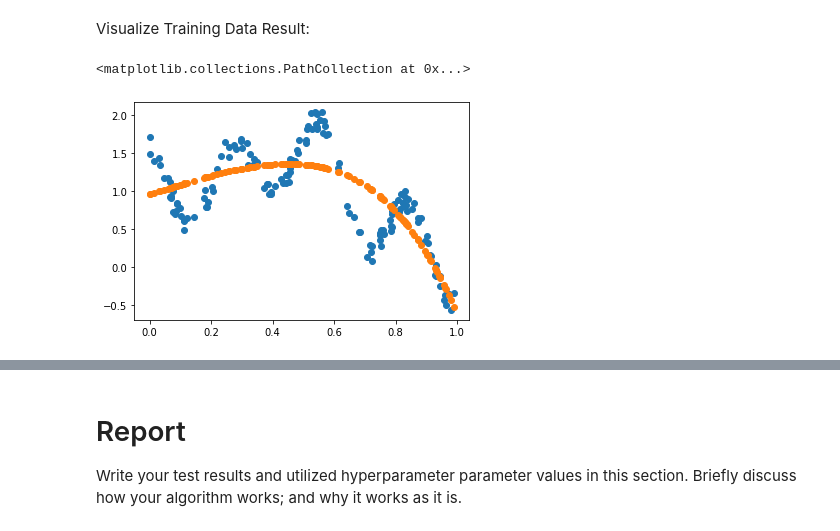
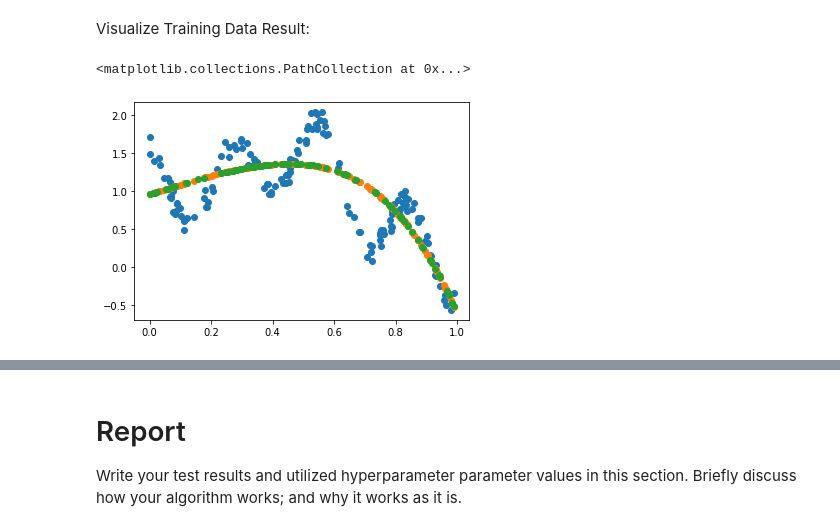
Before and after one commit to imthelizardking/cmp712-homeworks, a Jupyter notebook: hw1/hw1_n22133132_yusufcagri_ogut_.ipynb, the cells around one changed output, grey strips where cells are left out. Cells and saved outputs as stored; diff of their text form; code cells hidden in the pictures.

```diff
--- a/hw1/hw1_n22133132_yusufcagri_ogut_.ipynb
+++ b/hw1/hw1_n22133132_yusufcagri_ogut_.ipynb
@@ -24,7 +25,7 @@ import matplotlib.pyplot as plt # for visualization purposes
 Read .csv from gdrive and parse "x" and "t" into two lists:
 # %%
 sTrainAdd = "/content/gdrive/MyDrive/cmp712/hw1/train.csv" # address of train.csv on gdriveg
-from pandas import * # for array ops
+sTestAdd  = "/content/gdrive/MyDrive/cmp712/hw1/test.csv" # address of test.csv on gdriveg
 data = read_csv(sTrainAdd) # read train.csv
 X = data['x'] # assign dataset argument into X
 vIdx = sorted(range(len(X)), key=lambda k: X[k])
@@ -35,9 +36,25 @@ X = X - min_x
 T = data['t'] # assign dataset value into T
 T = T[vIdx]
 TRAIN_DATASET_LENGTH = len(X) # get length of dataset
+
+data_test = read_csv(sTestAdd) # read train.csv
+X_test = data_test['x']
+vIdx_test = sorted(range(len(X_test)), key=lambda k: X_test[k])
+X_test = X_test[vIdx_test]
+min_x_test = min(X_test)
+X_test = X_test - min_x_test
+#X_test.sort_values(ascending=True)
+T_test = data_test['t'] # assign dataset value into T
+T_test = T_test[vIdx_test]
+TEST_DATASET_LENGTH = len(X_test) # get length of dataset
+
+
 print('Length of Training Data: ', TRAIN_DATASET_LENGTH)
 print('Train data visualized (x axis: X, y axis: T:')
 plt.scatter(X, T) # check if data is ok
+print('Length of Test Data: ', TEST_DATASET_LENGTH)
+print('Test data visualized (x axis: X, y axis: T:')
+plt.scatter(X_test, T_test) # check if data is ok
 # %% [output]
 Length of Training Data:  150
 Train data visualized (x axis: X, y axis: T:
@@ -70,23 +89,28 @@ def calcLoss(truth, pred, vParams, nReg):
 Trainer method:
 # %%
 def trainer(X, T, nLearningRate, nPolyOrder, nLossLim, nIterLim, nReg):
-  vLoss = np.zeros(nIterLim)
+  vLoss_training = np.zeros(nIterLim)
+  vLoss_test = np.zeros(nIterLim)
   vPolyParams = np.zeros(nPolyOrder + 1) # Polynomial constants stored in np array
   vLossPartialDerivs = np.zeros(nPolyOrder + 1) # Partial derivatives of loss function stored in np array
   nIter = 0 # Iteration counter
-  nLoss = 999999 # Used for exit condition of minimum loss, initially set to a large number
-  while (abs(nLoss)>nLossLim) and (nIter<nIterLim): # train until loss decreases to a certain value or number of iterations reached
+  nLoss_training = 999999 # Used for exit condition of minimum loss, initially set to a large number
+  nLoss_test = 0
+  while (abs(nLoss_training)>nLossLim) and (nIter<nIterLim): # train until loss decreases to a certain value or number of iterations reached
     T_Pred = calcPoly(X, vPolyParams) # calculate predictor's values
-    nLoss = calcLoss(T, T_Pred, vPolyParams, nReg) # calculate loss
-    vLoss[nIter] = nLoss
-    #print(nLoss)
+    nLoss_training = calcLoss(T, T_Pred, vPolyParams, nReg) # calculate loss
+    vLoss_training[nIter] = nLoss_training
     for i in range(0, nPolyOrder+1): # calculate derivatives and update parameters
       vLossPartialDerivs[i] = calcLossPartialDeriv(T_Pred, nPolyOrder-i) # calculate partial derivatives
     vPolyParams = vPolyParams - nLearningRate * vLossPartialDerivs
+    T_Pred_test = calcPoly(X_test, vPolyParams) # calculate predictor's values
+    nLoss_test = calcLoss(T_test, T_Pred_test, vPolyParams, nReg) # calculate loss
+    vLoss_test[nIter] = nLoss_test
     nIter = nIter + 1
     if(nIter%100==0):
-        print("progress:", nIter/nIterLim*100, "loss=", nLoss)
-  return vPolyParams, vLoss
+        print("progress:", nIter/nIterLim*100, "Training Loss=", nLoss_training)
+        print("progress:", nIter/nIterLim*100, "Test Loss=", nLoss_test)
+  return vPolyParams, vLoss_training, vLoss_test
 # %% [markdown]
 Trainer wrapper:
 # %%
@@ -96,6 +120,6 @@ REGULARIZATION = 0.2
 POLY_ORDER = 8
 LIM_LOSS = 0.01
 LIM_ITER = 1000
-vPolyParams, vLoss = trainer(X, T, LEARNING_RATE, POLY_ORDER, LIM_LOSS, LIM_ITER, REGULARIZATION)
+vPolyParams, vLoss_training, vLoss_test = trainer(X, T, LEARNING_RATE, POLY_ORDER, LIM_LOSS, LIM_ITER, REGULARIZATION)
 print(vPolyParams)
 # %% [output]
@@ -115,8 +144,10 @@ progress: 100.0 loss= 0.12537527836758752
 Visualize Training Data Result:
 # %%
 T_Pred = calcPoly(X, vPolyParams)
+T_Pred_test = calcPoly(X_test, vPolyParams)
 plt.scatter(X, T)
 plt.scatter(X, T_Pred)
+plt.scatter(X_test, T_Pred_test)
 # %% [output]
 <matplotlib.collections.PathCollection at 0x...>
-[figure, old version]
+[figure, new version]
```
Also changed, not shown: parts of 5 cells of this notebook.
